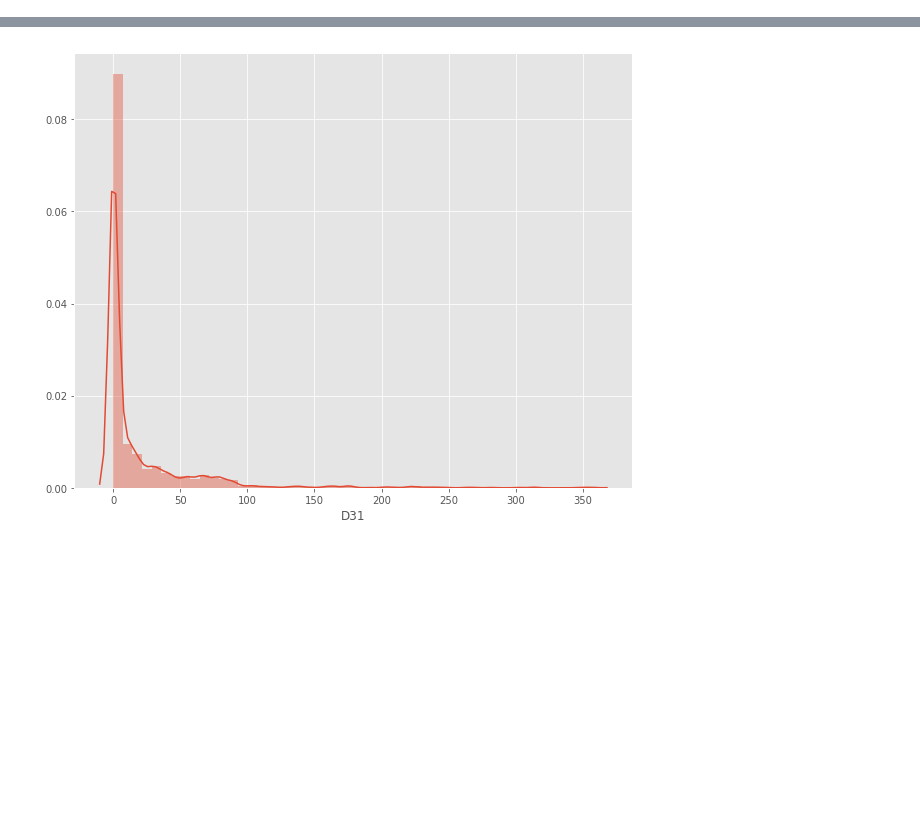
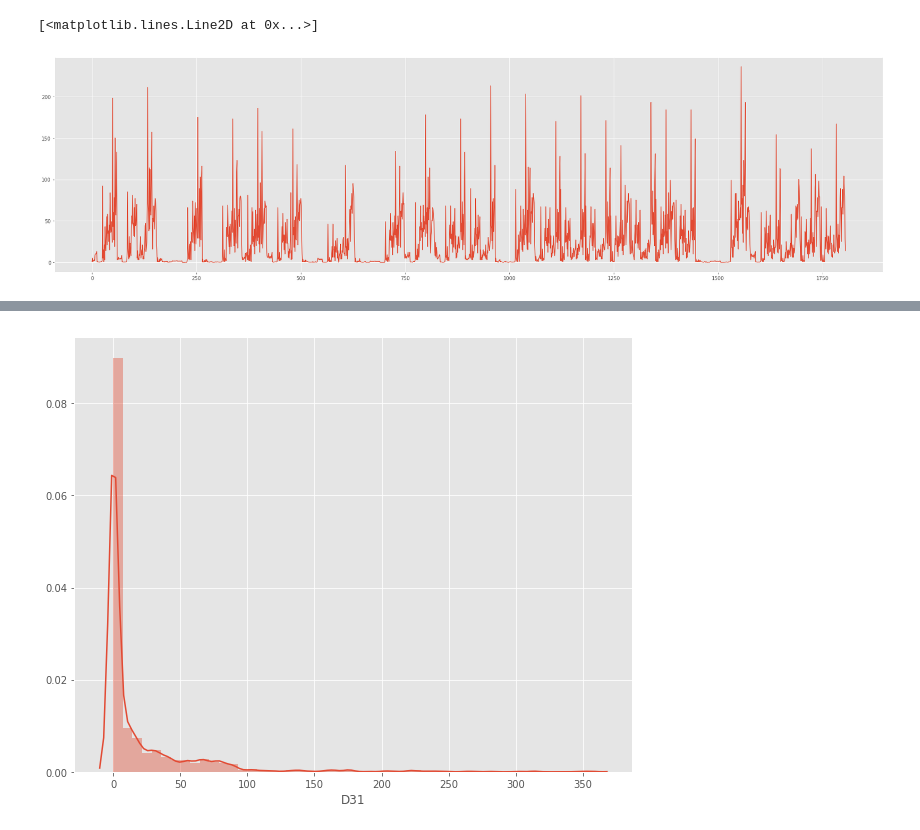
Before and after one commit to ie-ml/areas_contaminacion_madrid, a Jupyter notebook: contaminacion_madrid.ipynb, the cells around one changed output, grey strips where cells are left out. Saved outputs shown, nothing was run; the diff lists cells and outputs as text; code cells hidden in the pictures; blank space fills up the shorter version.

```diff
--- a/contaminacion_madrid.ipynb
+++ b/contaminacion_madrid.ipynb
@@ -9,5 +9,9 @@ import matplotlib
 matplotlib.style.use('ggplot')
 %matplotlib inline
 # %%
-datos = pd.read_csv('datos201812.csv', sep= ';',error_bad_lines = False)
-estaciones = pd.read_csv('estaciones.csv', sep= ';',encoding = "ISO-8859-1", error_bad_lines = False)
+df19 = pd.read_csv('datos201901.csv', sep= ';',error_bad_lines = False)
+df18 = pd.read_csv('datos201812.CSV', sep= ';',error_bad_lines = False)
+df17 = pd.read_csv('datos17.csv', sep= ';',error_bad_lines = False)
+
+stations = pd.read_csv('estaciones.csv', sep= ';',encoding = "ISO-8859-1", error_bad_lines = False)
+horaria =  pd.read_csv('horario.csv', sep= ';',error_bad_lines = False)
@@ -73,0 +76,6 @@ plt.plot(datos.D31)
+# %%
+plt.figure(figsize=(30,8))
+plt.plot(df18.D01)
+# %% [output]
+[<matplotlib.lines.Line2D at 0x...>]
+[figure, added]
```
Also changed, not shown: parts of 10 cells of this notebook, 6 other files.
